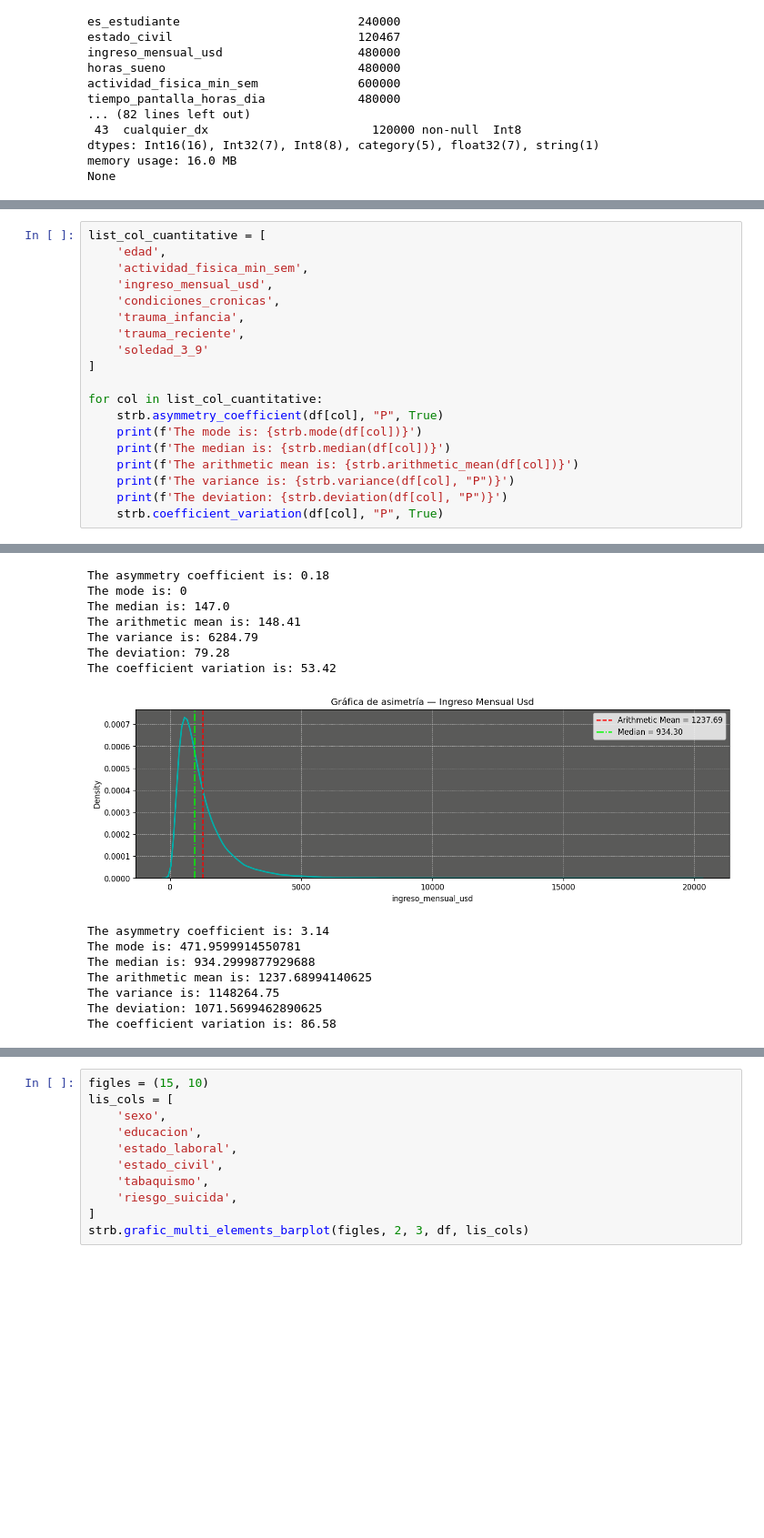
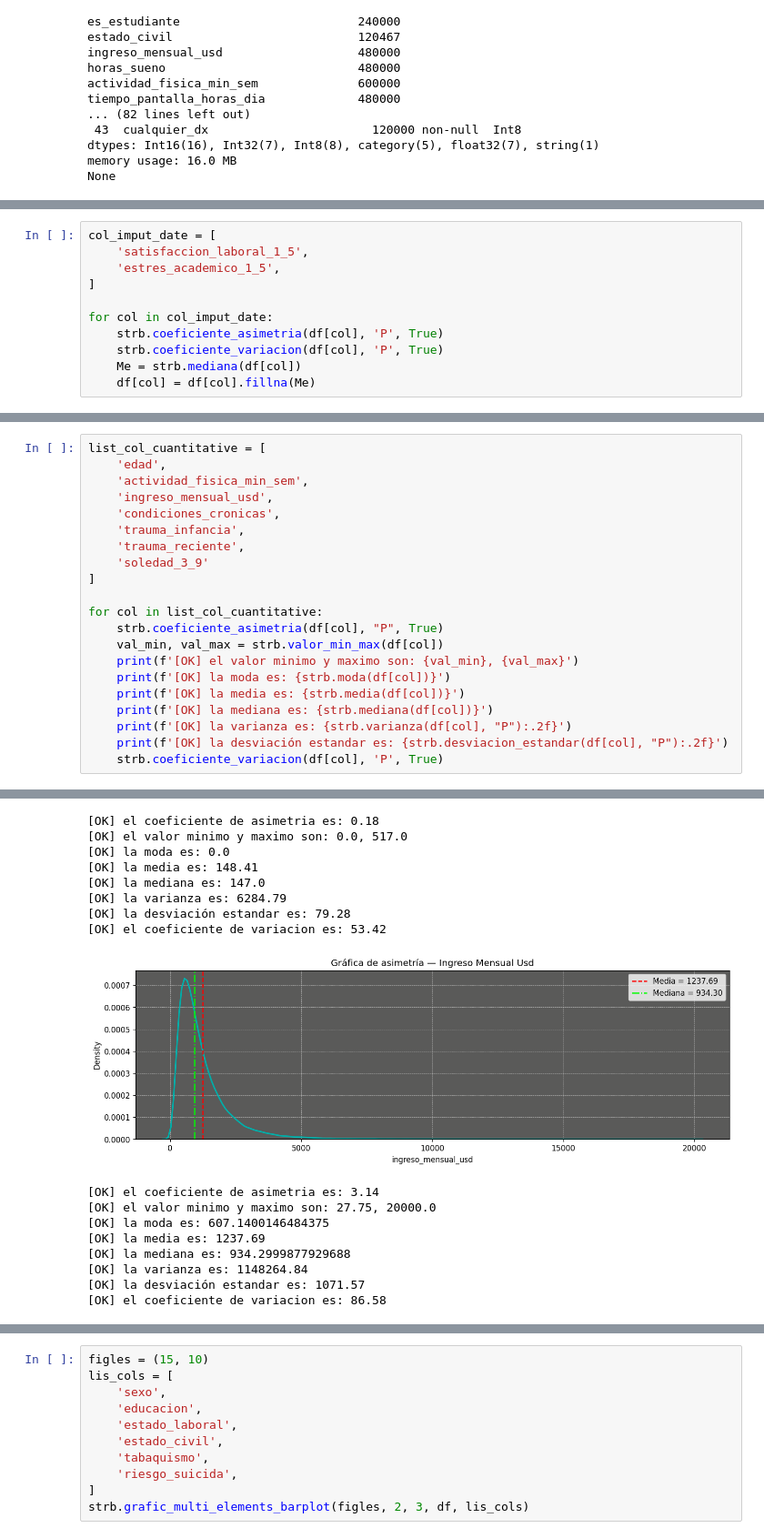
Before and after one commit to RonaldBarberi/data_science, a Jupyter notebook: DATA_SCIENCE_I/src/statics_descriptive.ipynb, the cells around one changed output, grey strips where cells are left out. Shown at 91% size. Saved outputs shown, nothing was run; the diff lists cells and outputs as text; blank space fills up the shorter version.

```diff
--- a/DATA_SCIENCE_I/src/statics_descriptive.ipynb
+++ b/DATA_SCIENCE_I/src/statics_descriptive.ipynb
@@ -110,0 +129,11 @@ None
+# %%
+col_imput_date = [
+    'satisfaccion_laboral_1_5',
+    'estres_academico_1_5',
+]
+
+for col in col_imput_date:
+    strb.coeficiente_asimetria(df[col], 'P', True)
+    strb.coeficiente_variacion(df[col], 'P', True)
+    Me = strb.mediana(df[col])
+    df[col] = df[col].fillna(Me)
@@ -123,11 +167,13 @@ list_col_cuantitative = [
 ]
 
 for col in list_col_cuantitative:
-    strb.asymmetry_coefficient(df[col], "P", True)
-    print(f'The mode is: {strb.mode(df[col])}')
-    print(f'The median is: {strb.median(df[col])}')
-    print(f'The arithmetic mean is: {strb.arithmetic_mean(df[col])}')
-    print(f'The variance is: {strb.variance(df[col], "P")}')
-    print(f'The deviation: {strb.deviation(df[col], "P")}')
-    strb.coefficient_variation(df[col], "P", True)
+    strb.coeficiente_asimetria(df[col], "P", True)
+    val_min, val_max = strb.valor_min_max(df[col])
+    print(f'[OK] el valor minimo y maximo son: {val_min}, {val_max}')
+    print(f'[OK] la moda es: {strb.moda(df[col])}')
+    print(f'[OK] la media es: {strb.media(df[col])}')
+    print(f'[OK] la mediana es: {strb.mediana(df[col])}')
+    print(f'[OK] la varianza es: {strb.varianza(df[col], "P"):.2f}')
+    print(f'[OK] la desviación estandar es: {strb.desviacion_estandar(df[col], "P"):.2f}')
+    strb.coeficiente_variacion(df[col], 'P', True)
 # %% [output]
@@ -143,15 +190,17 @@ The coefficient variation is: 33.23
-The asymmetry coefficient is: 0.18
-The mode is: 0
-The median is: 147.0
-The arithmetic mean is: 148.41
-The variance is: 6284.79
-The deviation: 79.28
-The coefficient variation is: 53.42
+[OK] el coeficiente de asimetria es: 0.18
+[OK] el valor minimo y maximo son: 0.0, 517.0
+[OK] la moda es: 0.0
+[OK] la media es: 148.41
+[OK] la mediana es: 147.0
+[OK] la varianza es: 6284.79
+[OK] la desviación estandar es: 79.28
+[OK] el coeficiente de variacion es: 53.42
-[figure, old version]
+[figure, new version]
-The asymmetry coefficient is: 3.14
-The mode is: 471.9599914550781
-The median is: 934.2999877929688
-The arithmetic mean is: 1237.68994140625
-The variance is: 1148264.75
-The deviation: 1071.5699462890625
-The coefficient variation is: 86.58
+[OK] el coeficiente de asimetria es: 3.14
+[OK] el valor minimo y maximo son: 27.75, 20000.0
+[OK] la moda es: 607.1400146484375
+[OK] la media es: 1237.69
+[OK] la mediana es: 934.2999877929688
+[OK] la varianza es: 1148264.84
+[OK] la desviación estandar es: 1071.57
+[OK] el coeficiente de variacion es: 86.58
```
Also changed, not shown: parts of 11 cells of this notebook, 1 other file.
